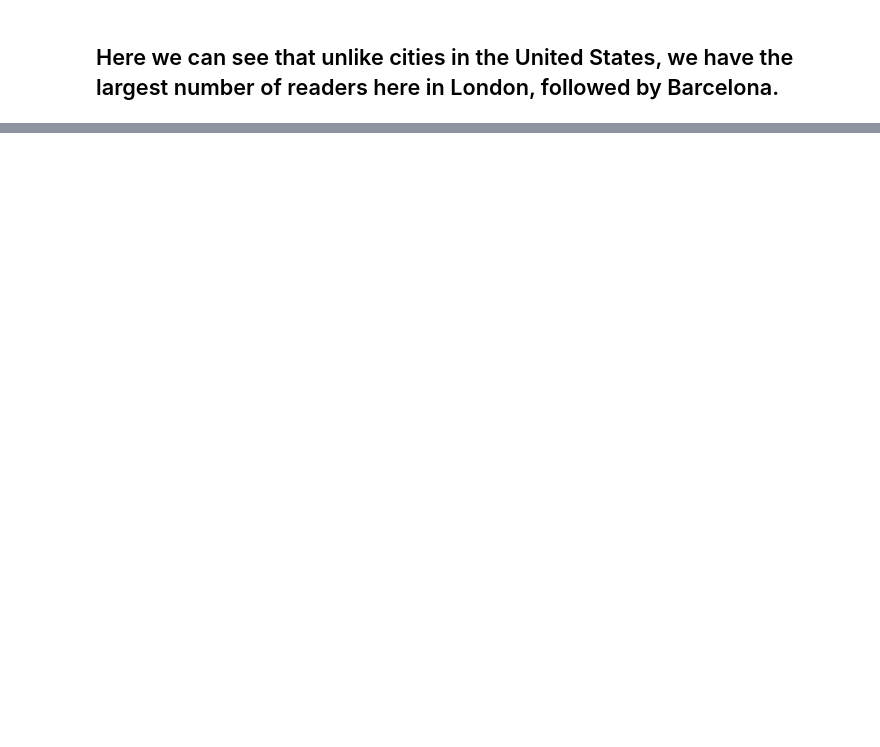
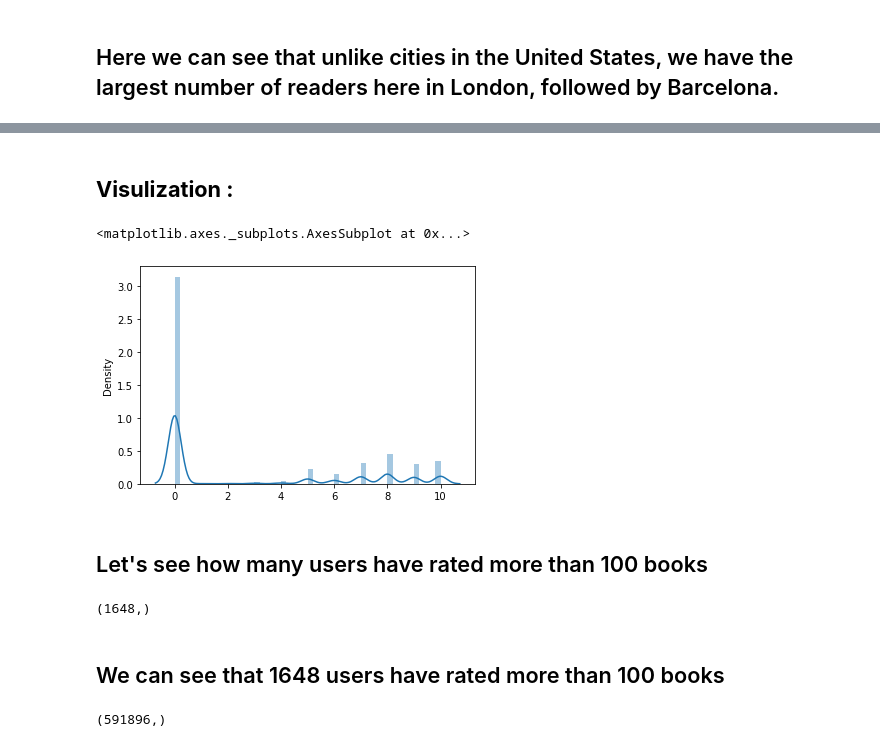
Before and after one commit to IfrazQazi/Book-Recommendation-System, a Jupyter notebook: Book_Recommendation_system.ipynb, the cells around one changed output, grey strips where cells are left out. Drawn from its saved outputs; the diff is of its cells as text; code cells hidden in the pictures; blank space fills up the shorter version.

Commit message:
EDA on ratings Data set and merging three data set

```diff
--- a/Book_Recommendation_system.ipynb
+++ b/Book_Recommendation_system.ipynb
@@ -44,7 +44,7 @@ books = pd.read_csv('/content/drive/MyDrive/AlmaBetter/Book Recommendation syste
 users = pd.read_csv('/content/drive/MyDrive/AlmaBetter/Book Recommendation system/Users.csv')
 # %%
 ## loading Ratings data set
-rating = pd.read_csv('/content/drive/MyDrive/AlmaBetter/Book Recommendation system/Ratings.csv')
+ratings = pd.read_csv('/content/drive/MyDrive/AlmaBetter/Book Recommendation system/Ratings.csv')
 # %% [markdown]
 ## Lets check Book data set
 # %%
@@ -640,0 +674,3 @@ fig.show()
+# %%
+ratings = ratings[ratings.ISBN.isin(books.ISBN)]
+ratings.shape
@@ -640,0 +696,3 @@ fig.show()
+# %%
+# Renaming feature name
+ratings.rename(columns={'Book-Rating':'rating'},inplace=True)
@@ -640,0 +717,9 @@ fig.show()
+# %% [markdown]
+## **Visulization :**
+# %%
+sns.distplot(x=ratings['rating'], hist= True)
+# %% [output]
+<matplotlib.axes._subplots.AxesSubplot at 0x...>
+[figure, added]
+# %% [markdown]
+## Let's see how many users have rated more than 100 books
@@ -640,0 +728,6 @@ fig.show()
+# %%
+rate[rate].shape
+# %% [output]
+(1648,)
+# %% [markdown]
+## We can see that 1648 users have rated more than 100 books
@@ -640,0 +736,4 @@ fig.show()
+# %%
+ratings[ratings['User-ID'].isin(rate2)]['User-ID'].shape
+# %% [output]
+(591896,)
```
Also changed, not shown: parts of 33 cells of this notebook.
